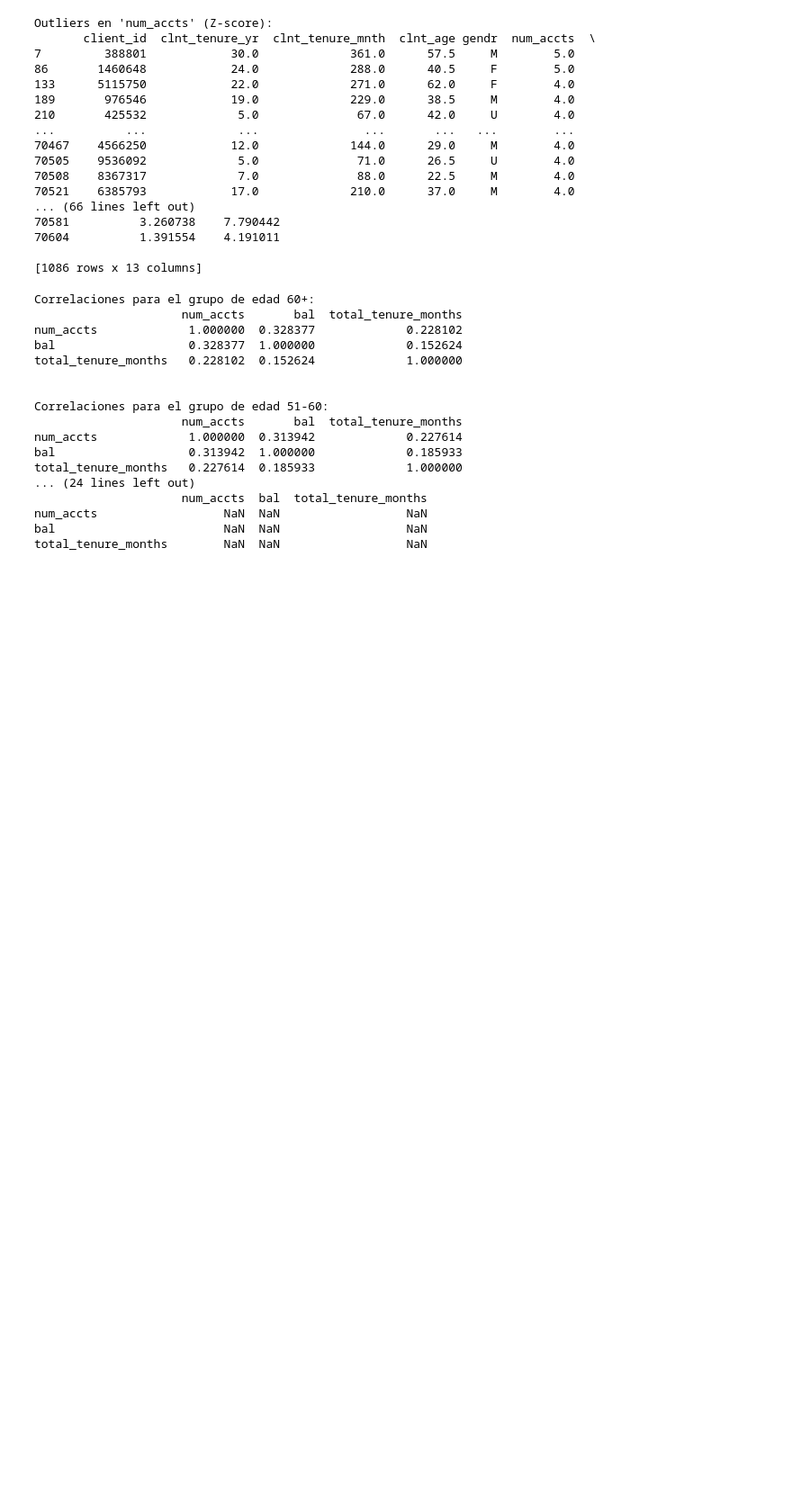
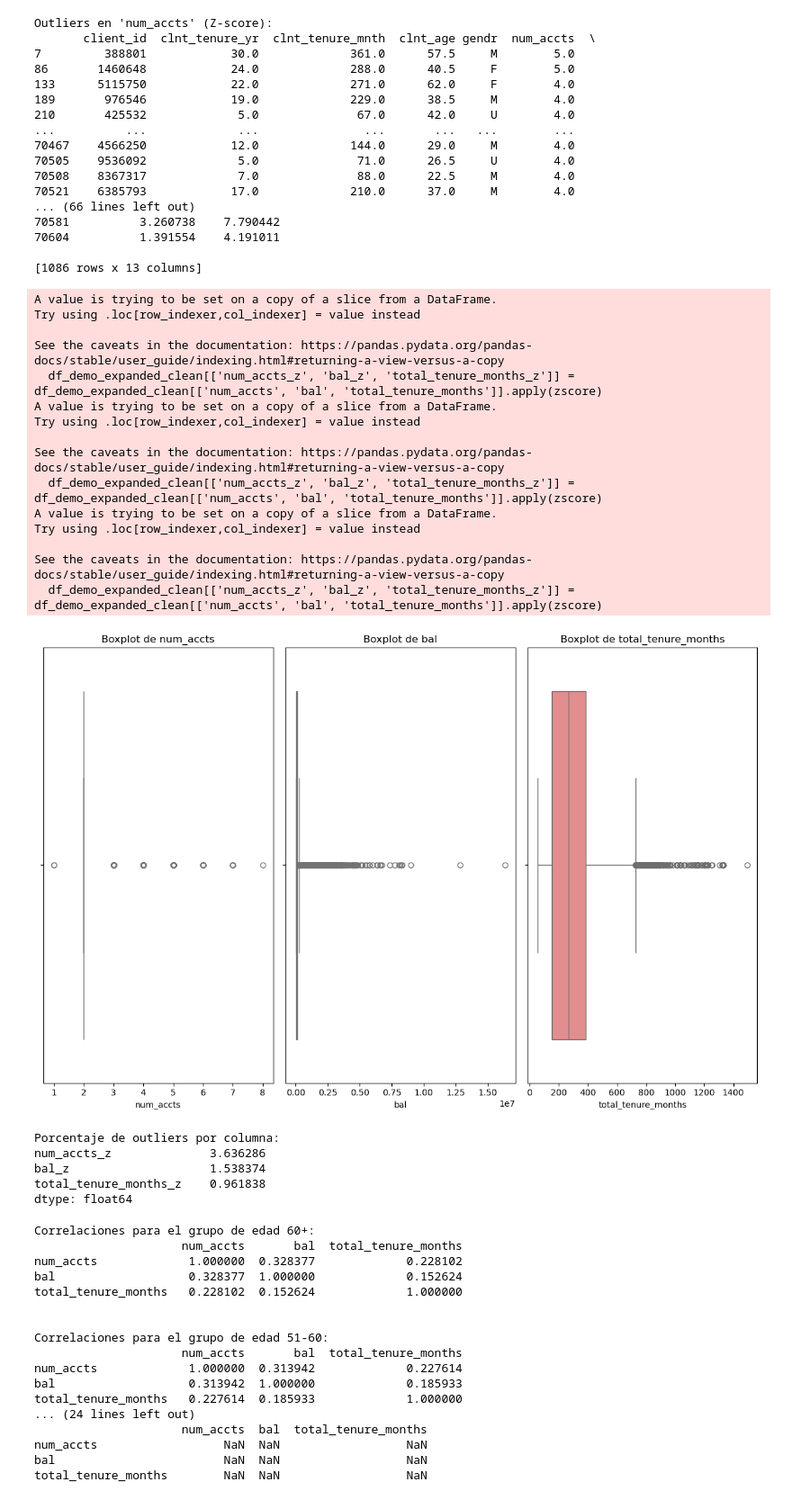
Before and after one commit to GemaVNZ/vanguard-ab-test, a Jupyter notebook: 00_PREVIO/3_metricas_balance.ipynb, the cells around one changed output. Shown at 90% size. Saved outputs shown, nothing was run; the diff lists cells and outputs as text; code cells hidden in the pictures; blank space fills up the shorter version.

```diff
--- a/00_PREVIO/3_metricas_balance.ipynb
+++ b/00_PREVIO/3_metricas_balance.ipynb
@@ -457,6 +457,60 @@ Outliers en 'num_accts' (Z-score):
 70604          1.391554    4.191011
 
 [1086 rows x 13 columns]
+# %%
+# Calcular el Z-Score para las columnas de interés
+df_demo_expanded_clean[['num_accts_z', 'bal_z', 'total_tenure_months_z']] = df_demo_expanded_clean[['num_accts', 'bal', 'total_tenure_months']].apply(zscore)
+
+# Crear una máscara para los valores atípicos (Z-Score > 3 o Z-Score < -3)
+outliers = (df_demo_expanded_clean[['num_accts_z', 'bal_z', 'total_tenure_months_z']].abs() > 3)
+
+# Crear un gráfico de dispersión para visualizar los outliers
+plt.figure(figsize=(12, 8))
+
+# Gráfico para num_accts
+plt.subplot(1, 3, 1)
+sns.boxplot(x=df_demo_expanded_clean['num_accts'], color='lightblue')
+plt.title('Boxplot de num_accts')
+
+# Gráfico para bal
+plt.subplot(1, 3, 2)
+sns.boxplot(x=df_demo_expanded_clean['bal'], color='lightgreen')
+plt.title('Boxplot de bal')
+
+# Gráfico para total_tenure_months
+plt.subplot(1, 3, 3)
+sns.boxplot(x=df_demo_expanded_clean['total_tenure_months'], color='lightcoral')
+plt.title('Boxplot de total_tenure_months')
+
+plt.tight_layout()
+plt.show()
+
+# Visualización de los outliers (porcentaje de valores atípicos por columna)
+outlier_percentage = (outliers.sum() / len(df_demo_expanded_clean)) * 100
+print("Porcentaje de outliers por columna:")
+print(outlier_percentage)
+# %% [output]
+A value is trying to be set on a copy of a slice from a DataFrame.
+Try using .loc[row_indexer,col_indexer] = value instead
+
+See the caveats in the documentation: https://pandas.pydata.org/pandas-docs/stable/user_guide/indexing.html#returning-a-view-versus-a-copy
+  df_demo_expanded_clean[['num_accts_z', 'bal_z', 'total_tenure_months_z']] = df_demo_expanded_clean[['num_accts', 'bal', 'total_tenure_months']].apply(zscore)
+A value is trying to be set on a copy of a slice from a DataFrame.
+Try using .loc[row_indexer,col_indexer] = value instead
+
+See the caveats in the documentation: https://pandas.pydata.org/pandas-docs/stable/user_guide/indexing.html#returning-a-view-versus-a-copy
+  df_demo_expanded_clean[['num_accts_z', 'bal_z', 'total_tenure_months_z']] = df_demo_expanded_clean[['num_accts', 'bal', 'total_tenure_months']].apply(zscore)
+A value is trying to be set on a copy of a slice from a DataFrame.
+Try using .loc[row_indexer,col_indexer] = value instead
+
+See the caveats in the documentation: https://pandas.pydata.org/pandas-docs/stable/user_guide/indexing.html#returning-a-view-versus-a-copy
+  df_demo_expanded_clean[['num_accts_z', 'bal_z', 'total_tenure_months_z']] = df_demo_expanded_clean[['num_accts', 'bal', 'total_tenure_months']].apply(zscore)
+[figure, added]
+Porcentaje de outliers por columna:
+num_accts_z              3.636286
+bal_z                    1.538374
+total_tenure_months_z    0.961838
+dtype: float64
 # %%
 # Crear grupos de edad (por ejemplo, rangos de 10 años)
 df_demo_expanded['age_group'] = pd.cut(df_demo_expanded['clnt_age'], bins=[18, 30, 40, 50, 60, 100], labels=['18-30', '31-40', '41-50', '51-60', '60+'])
```
Also changed, not shown: parts of 1 cell of this notebook.
